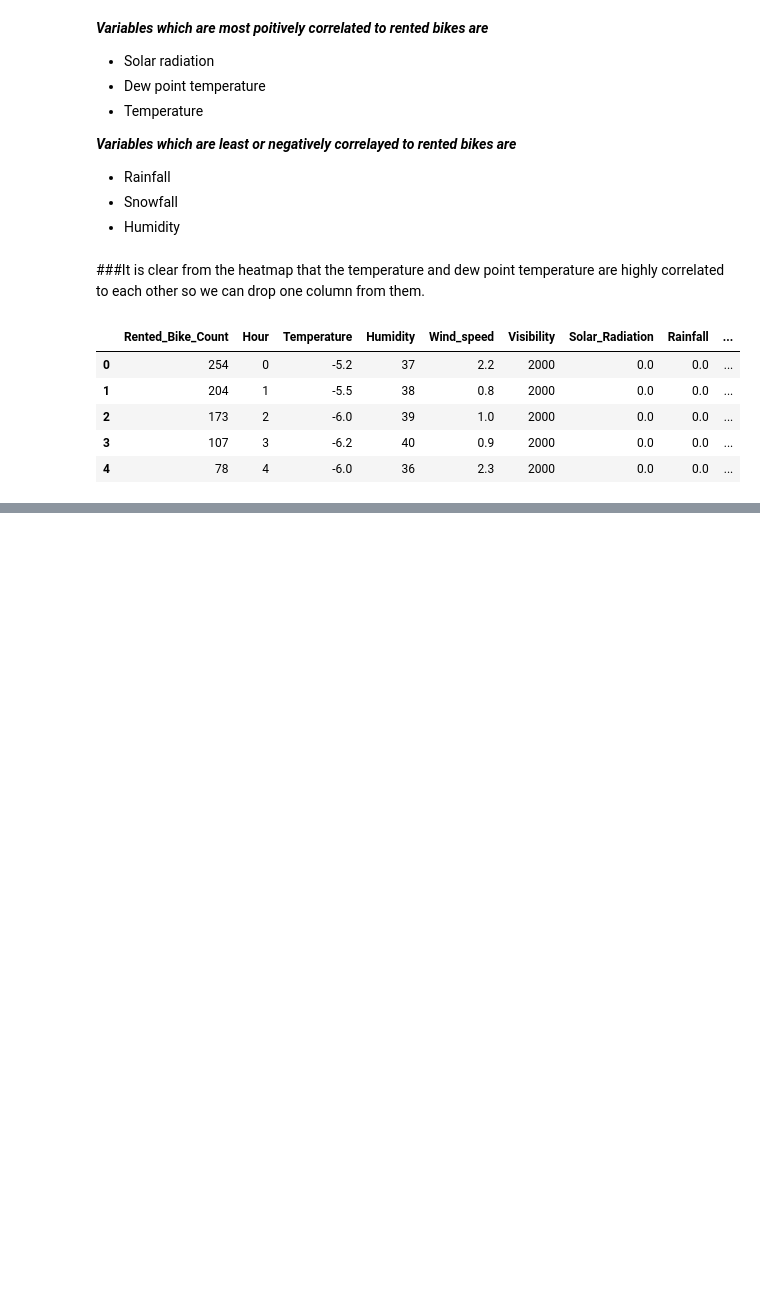
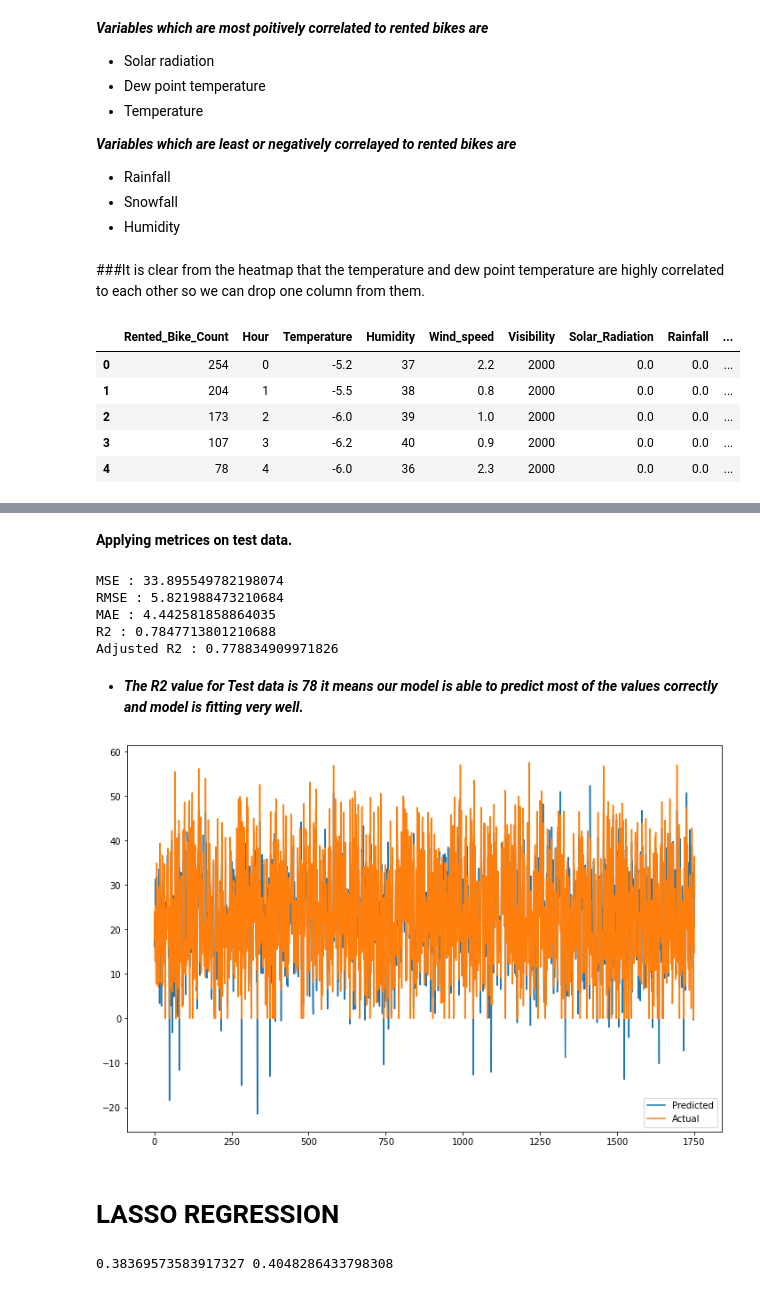
Before and after one commit to shubham-jindal/Bike-Sharing-Demand-Prediction, a Jupyter notebook: Bike_Sharing_Demand_Prediction_Capstone_Project.ipynb, the cells around one changed output, grey strips where cells are left out. Cells and saved outputs as stored; diff of their text form; code cells hidden in the pictures; blank space fills up the shorter version.

```diff
--- a/Bike_Sharing_Demand_Prediction_Capstone_Project.ipynb
+++ b/Bike_Sharing_Demand_Prediction_Capstone_Project.ipynb
@@ -677,0 +903,8 @@ df.head()
+# %%
+#importing the packages
+from sklearn.linear_model import Ridge
+
+ridge= Ridge(alpha=0.1)
+# %%
+#Fitting THE MODEL
+ridge.fit(x_train,y_train)
@@ -677,0 +918,3 @@ df.head()
+# %%
+y_pred_train_ridge=ridge.predict(x_train)
+y_pred_test_ridge=ridge.predict(x_test)
@@ -677,0 +959,29 @@ df.head()
+# %% [markdown]
+**Applying metrices on test data.**
+# %%
+#Let,s check MSE
+MSE_r= mean_squared_error((y_test), (y_pred_test_ridge))
+print("MSE :",MSE_r)
+
+#Let,s check RMSE
+RMSE_r=np.sqrt(MSE_r)
+print("RMSE :",RMSE_r)
+
+#Let,s calculate MAE
+MAE_r= mean_absolute_error(y_test, y_pred_test_ridge)
+print("MAE :",MAE_r)
+
+from sklearn.metrics import r2_score
+#Let,s calculate r2 and adjusted r2
+r2_r= r2_score(y_test, y_pred_test_ridge)
+print("R2 :",r2_r)
+Adjusted_R2_r = (1-(1-r2_score(y_test, y_pred_test_ridge))*((x_test.shape[0]-1)/(x_test.shape[0]-x_test.shape[1]-1)) )
+print("Adjusted R2 :",1-(1-r2_score(y_test, y_pred_test_ridge))*((x_test.shape[0]-1)/(x_test.shape[0]-x_test.shape[1]-1)) )
+# %% [output]
+MSE : 33.895549782198074
+RMSE : 5.821988473210684
+MAE : 4.442581858864035
+R2 : 0.7847713801210688
+Adjusted R2 : 0.778834909971826
+# %% [markdown]
+* ***The R2 value for Test data is 78 it means our model is able to predict most of the values correctly and model is fitting very well.***
@@ -677,0 +998,20 @@ df.head()
+# %%
+#Let's Plot the figure
+plt.figure(figsize=(12,8))
+plt.plot((y_pred_test_ridge))
+plt.plot((np.array(y_test)))
+plt.legend(["Predicted","Actual"])
+plt.show()
+# %% [output]
+[figure, added]
+# %% [markdown]
+# **LASSO REGRESSION**
+# %%
+from sklearn.linear_model import Lasso
+lasso = Lasso(alpha=1.0, max_iter=2500)
+
+lasso.fit(x_train, y_train)
+# Let's print the model score
+print(lasso.score(x_test, y_test), lasso.score(x_train, y_train))
+# %% [output]
+0.38369573583917327 0.4048286433798308
```
Also changed, not shown: parts of 46 cells of this notebook.
